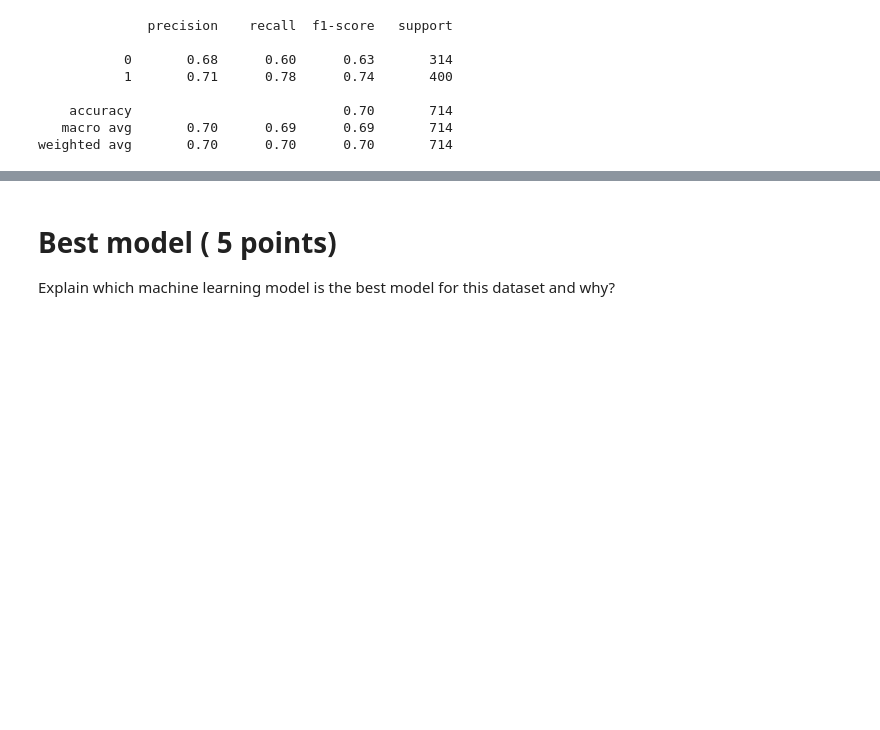
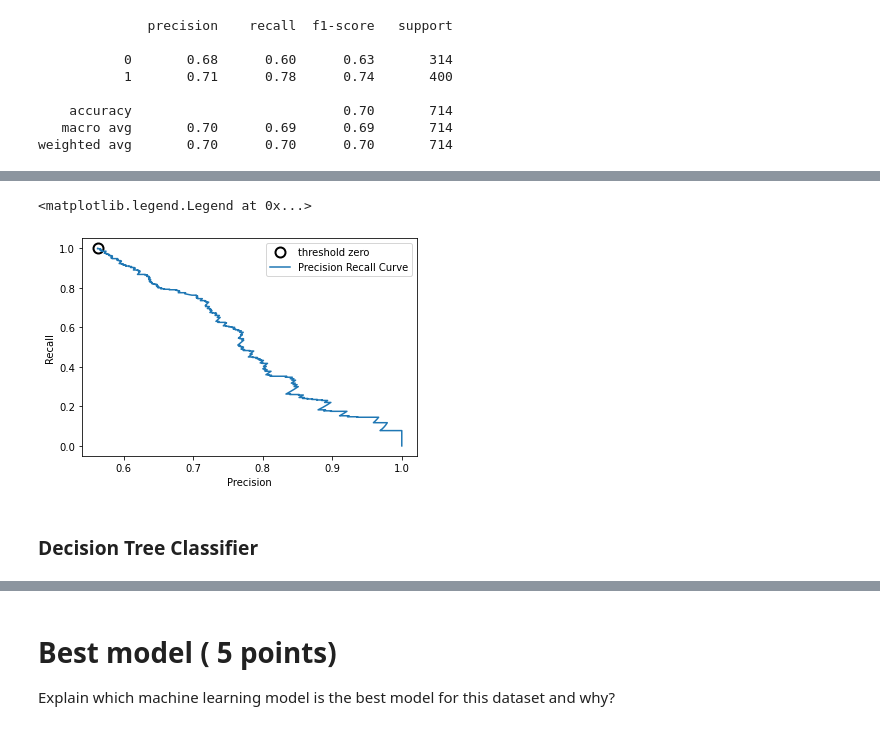
Before and after one commit to ddahiya16/Machine-Learning, a Jupyter notebook: Exam - Summer 2021.ipynb, the cells around one changed output, grey strips where cells are left out. Saved outputs shown, nothing was run; the diff lists cells and outputs as text; code cells hidden in the pictures; blank space fills up the shorter version.

```diff
--- a/Exam - Summer 2021.ipynb
+++ b/Exam - Summer 2021.ipynb
@@ -2137,0 +2143,13 @@ plt.legend(loc="best")
+# %%
+## initializing model
+clf_poly = SVC(kernel='poly', cache_size=7000,  probability=True)
+
+## initializing parameters
+param_svcpoly  = {"C" : [10 ** x for x in range(-3,3)]}
+
+# hyper parameter tuning
+clf_svcpoly = GridSearchCV(clf_poly, param_svcpoly,
+                   cv=3, scoring='recall',
+                   return_train_score=True,
+                   verbose=5,
+                   n_jobs=-1).fit(x_train, y_train)
@@ -2137,0 +2176,9 @@ plt.legend(loc="best")
+# %%
+## predicting with best parameters
+clf_svcpoly = SVC(kernel='poly', C=clf_svcpoly.best_params_['C'], cache_size=7000,  probability=True).fit(x_train, y_train)
+
+## output prediction
+pred_svcpoly = clf_svcpoly.predict(x_test)
+
+confusion_poly = confusion_matrix(y_test, pred_svcpoly)
+print("Confusion matrix:\n{}".format(confusion_poly))
@@ -2137,0 +2200,22 @@ plt.legend(loc="best")
+# %%
+%matplotlib inline
+
+from sklearn.metrics import precision_recall_curve
+precision_poly, recall_poly, thresholds_poly = precision_recall_curve(y_test, clf_svcpoly.predict_proba(x_test)[:, 1])
+
+# find threshold closest to zero
+close_zero = np.argmin(np.abs(thresholds_poly))
+
+plt.plot(precision_poly[close_zero], recall_poly[close_zero], 'o', markersize=10,
+         label="threshold zero", fillstyle="none", c='k', mew=2)
+
+plt.plot(precision_poly, recall_poly, label="Precision Recall Curve")
+
+plt.xlabel("Precision")
+plt.ylabel("Recall")
+plt.legend(loc="best")
+# %% [output]
+<matplotlib.legend.Legend at 0x...>
+[figure, added]
+# %% [markdown]
+### Decision Tree Classifier
```
Also changed, not shown: parts of 33 cells of this notebook.
